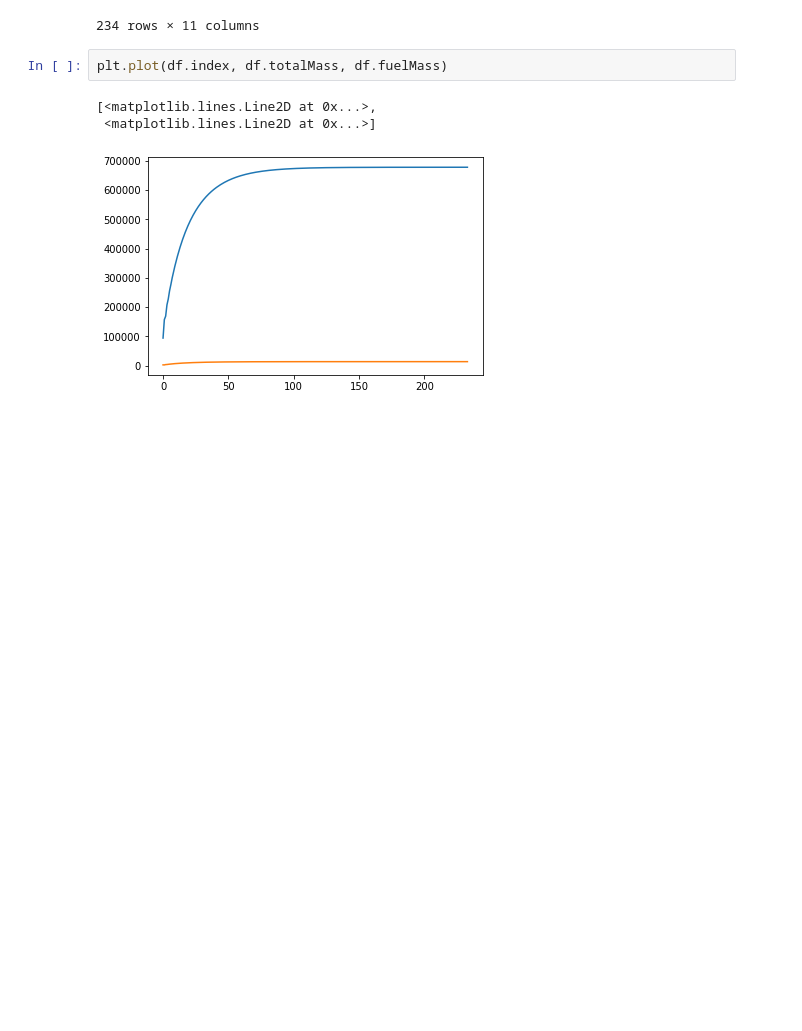
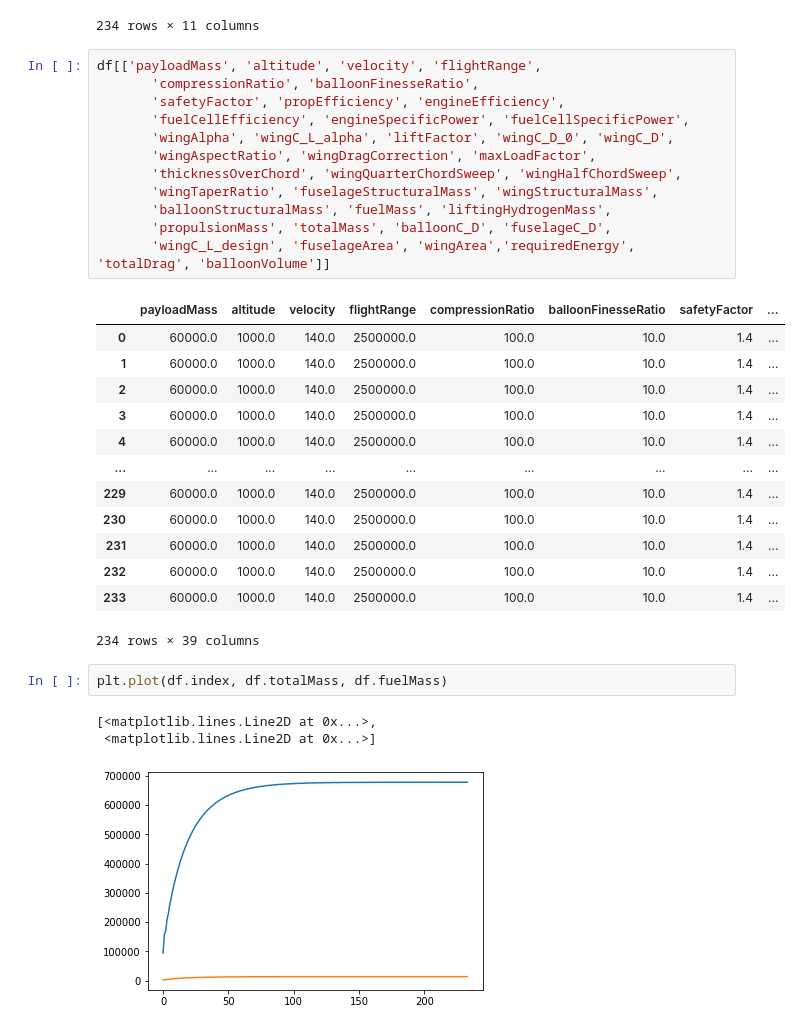
Before and after one commit to sashalikesplanes/AircraftPrelimenaryDesignTool, a Jupyter notebook: DataExploration.ipynb, the cells around one changed output. Saved outputs shown, nothing was run; the diff lists cells and outputs as text; blank space fills up the shorter version.

```diff
--- a/DataExploration.ipynb
+++ b/DataExploration.ipynb
@@ -28,6 +28,32 @@ df[["fuelMass", "balloonVolume", "requiredEnergy", "totalMass", "balloonLift", "
 | 232 | 13255.711707 | 1598.757899 | 1.603411e+12 | 678214.744012 | 0.0 | 0.0 | 44.892119 | ... |
 | 233 | 13255.721527 | 1598.759139 | 1.603412e+12 | 678215.242779 | 0.0 | 0.0 | 44.892130 | ... |
 234 rows × 11 columns
+# %%
+df[['payloadMass', 'altitude', 'velocity', 'flightRange',
+       'compressionRatio', 'balloonFinesseRatio',
+       'safetyFactor', 'propEfficiency', 'engineEfficiency',
+       'fuelCellEfficiency', 'engineSpecificPower', 'fuelCellSpecificPower',
+       'wingAlpha', 'wingC_L_alpha', 'liftFactor', 'wingC_D_0', 'wingC_D',
+       'wingAspectRatio', 'wingDragCorrection', 'maxLoadFactor',
+       'thicknessOverChord', 'wingQuarterChordSweep', 'wingHalfChordSweep',
+       'wingTaperRatio', 'fuselageStructuralMass', 'wingStructuralMass',
+       'balloonStructuralMass', 'fuelMass', 'liftingHydrogenMass',
+       'propulsionMass', 'totalMass', 'balloonC_D', 'fuselageC_D',
+       'wingC_L_design', 'fuselageArea', 'wingArea','requiredEnergy', 'totalDrag', 'balloonVolume']]
+# %% [output]
+|  | payloadMass | altitude | velocity | flightRange | compressionRatio | balloonFinesseRatio | safetyFactor | ... |
+| 0 | 60000.0 | 1000.0 | 140.0 | 2500000.0 | 100.0 | 10.0 | 1.4 | ... |
+| 1 | 60000.0 | 1000.0 | 140.0 | 2500000.0 | 100.0 | 10.0 | 1.4 | ... |
+| 2 | 60000.0 | 1000.0 | 140.0 | 2500000.0 | 100.0 | 10.0 | 1.4 | ... |
+| 3 | 60000.0 | 1000.0 | 140.0 | 2500000.0 | 100.0 | 10.0 | 1.4 | ... |
+| 4 | 60000.0 | 1000.0 | 140.0 | 2500000.0 | 100.0 | 10.0 | 1.4 | ... |
+| ... | ... | ... | ... | ... | ... | ... | ... | ... |
+| 229 | 60000.0 | 1000.0 | 140.0 | 2500000.0 | 100.0 | 10.0 | 1.4 | ... |
+| 230 | 60000.0 | 1000.0 | 140.0 | 2500000.0 | 100.0 | 10.0 | 1.4 | ... |
+| 231 | 60000.0 | 1000.0 | 140.0 | 2500000.0 | 100.0 | 10.0 | 1.4 | ... |
+| 232 | 60000.0 | 1000.0 | 140.0 | 2500000.0 | 100.0 | 10.0 | 1.4 | ... |
+| 233 | 60000.0 | 1000.0 | 140.0 | 2500000.0 | 100.0 | 10.0 | 1.4 | ... |
+234 rows × 39 columns
 # %%
 plt.plot(df.index, df.totalMass, df.fuelMass)
 # %% [output]
```
Also changed, not shown: 1 other file.
